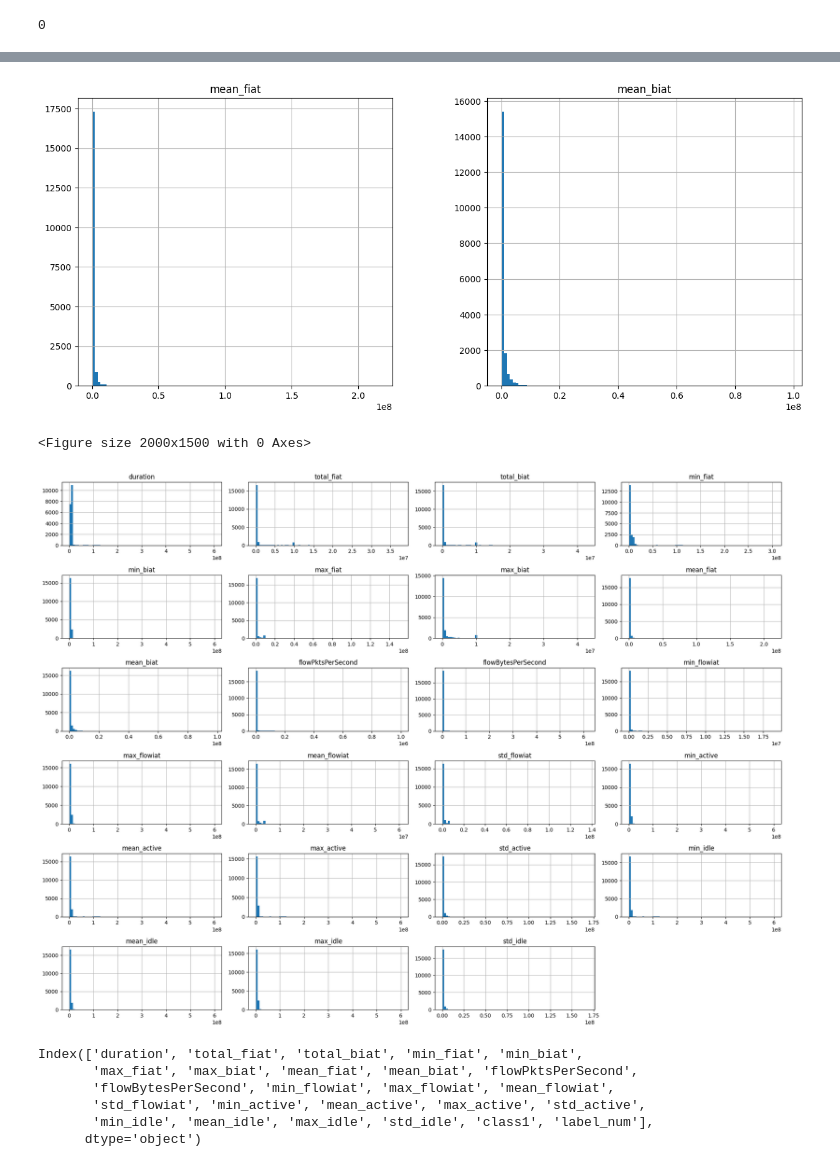
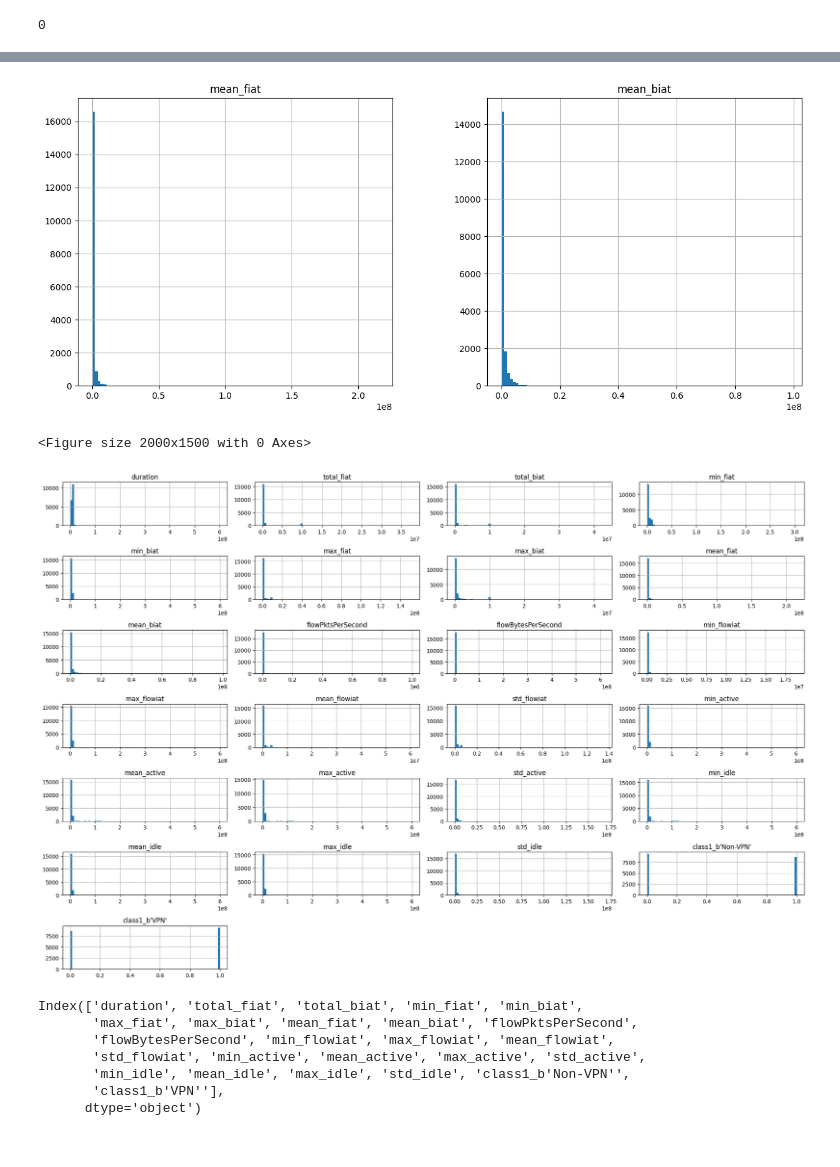
Before and after one commit to Shazbg/VPN-nonVPN, a Jupyter notebook: python/exploration.ipynb, the cells around one changed output, grey strips where cells are left out. Drawn from its saved outputs; the diff is of its cells as text; code cells hidden in the pictures.

```diff
--- a/python/exploration.ipynb
+++ b/python/exploration.ipynb
@@ -59,2 +56,6 @@ Data columns (total 24 columns):
 dtypes: float64(23), object(1)
 memory usage: 3.4+ MB
+# %%
+encoder = ce.OneHotEncoder(cols=['class1'], use_cat_names=True)
+df = encoder.fit_transform(df)
+df.head()
@@ -99,15 +166,15 @@ plt.show()
 df[['mean_fiat','mean_biat']].hist(bins=100, figsize=(15,6))
 plt.show()
 # %% [output]
-[figure, old version]
+[figure, new version]
 # %%
 plt.figure(figsize=(20, 15))  # Ajuster la taille de la figure pour afficher plusieurs histogrammes
-df.hist(bins=75, figsize=(20, 15), layout=(6, 4))
+df.hist(bins=75, figsize=(20, 15), layout=(8, 4))
 plt.tight_layout()
 plt.show()
 # %% [output]
 <Figure size 2000x1500 with 0 Axes>
-[figure, old version]
+[figure, new version]
 # %%
 print(df.columns)
 # %% [output]
@@ -115,7 +182,8 @@ Index(['duration', 'total_fiat', 'total_biat', 'min_fiat', 'min_biat',
        'max_fiat', 'max_biat', 'mean_fiat', 'mean_biat', 'flowPktsPerSecond',
        'flowBytesPerSecond', 'min_flowiat', 'max_flowiat', 'mean_flowiat',
        'std_flowiat', 'min_active', 'mean_active', 'max_active', 'std_active',
-       'min_idle', 'mean_idle', 'max_idle', 'std_idle', 'class1', 'label_num'],
+       'min_idle', 'mean_idle', 'max_idle', 'std_idle', 'class1_b'Non-VPN'',
+       'class1_b'VPN''],
       dtype='object')
 # %%
 columns_to_plot = ['duration', 'total_fiat', 'total_biat',
```
Also changed, not shown: parts of 22 cells of this notebook, 3 other files.
